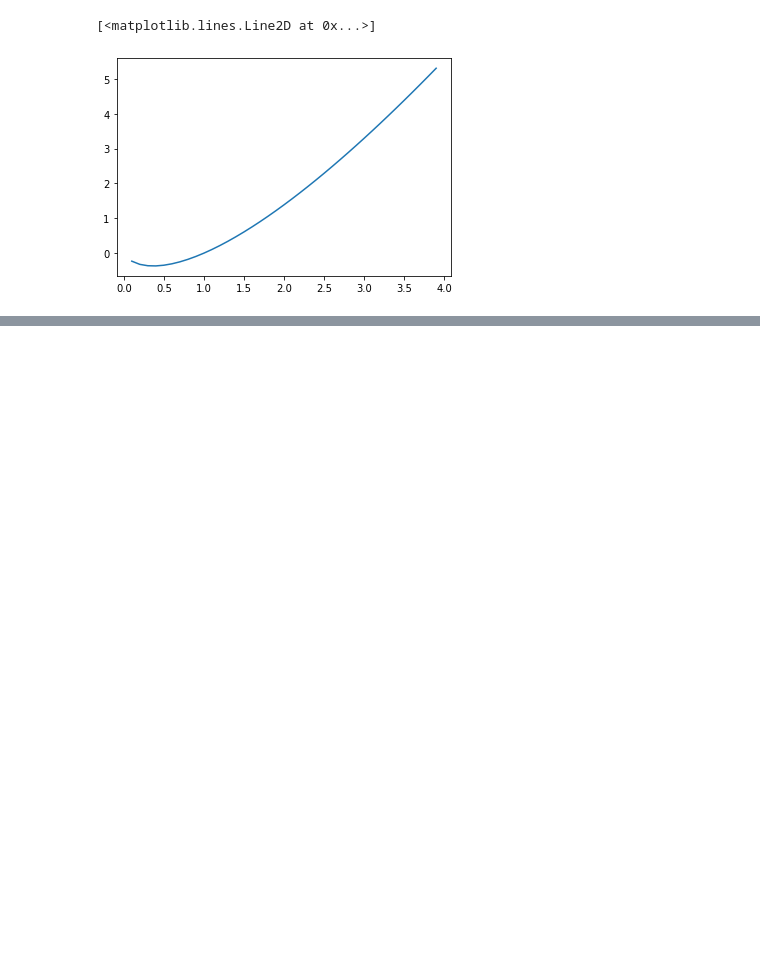
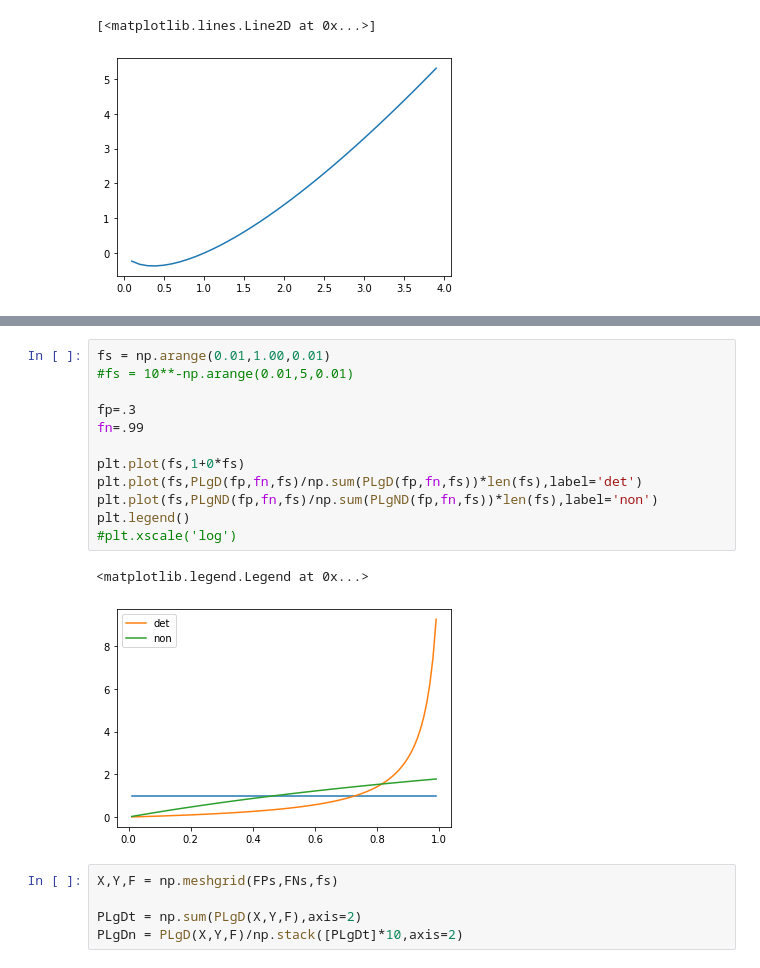
Before and after one commit to SennDegrare/Bio-signatures, a Jupyter notebook: p_calcs.ipynb, the cells around one changed output, grey strips where cells are left out. Saved outputs shown, nothing was run; the diff lists cells and outputs as text; blank space fills up the shorter version.

```diff
--- a/p_calcs.ipynb
+++ b/p_calcs.ipynb
@@ -153,0 +260,20 @@ plt.plot(xs,xs*np.log(xs))
+# %%
+fs = np.arange(0.01,1.00,0.01)
+#fs = 10**-np.arange(0.01,5,0.01)
+
+fp=.3
+fn=.99
+
+plt.plot(fs,1+0*fs)
+plt.plot(fs,PLgD(fp,fn,fs)/np.sum(PLgD(fp,fn,fs))*len(fs),label='det')
+plt.plot(fs,PLgND(fp,fn,fs)/np.sum(PLgND(fp,fn,fs))*len(fs),label='non')
+plt.legend()
+#plt.xscale('log')
+# %% [output]
+<matplotlib.legend.Legend at 0x...>
+[figure, added]
+# %%
+X,Y,F = np.meshgrid(FPs,FNs,fs)
+
+PLgDt = np.sum(PLgD(X,Y,F),axis=2)
+PLgDn = PLgD(X,Y,F)/np.stack([PLgDt]*10,axis=2)
```
Also changed, not shown: parts of 23 cells of this notebook, 9 other files.
